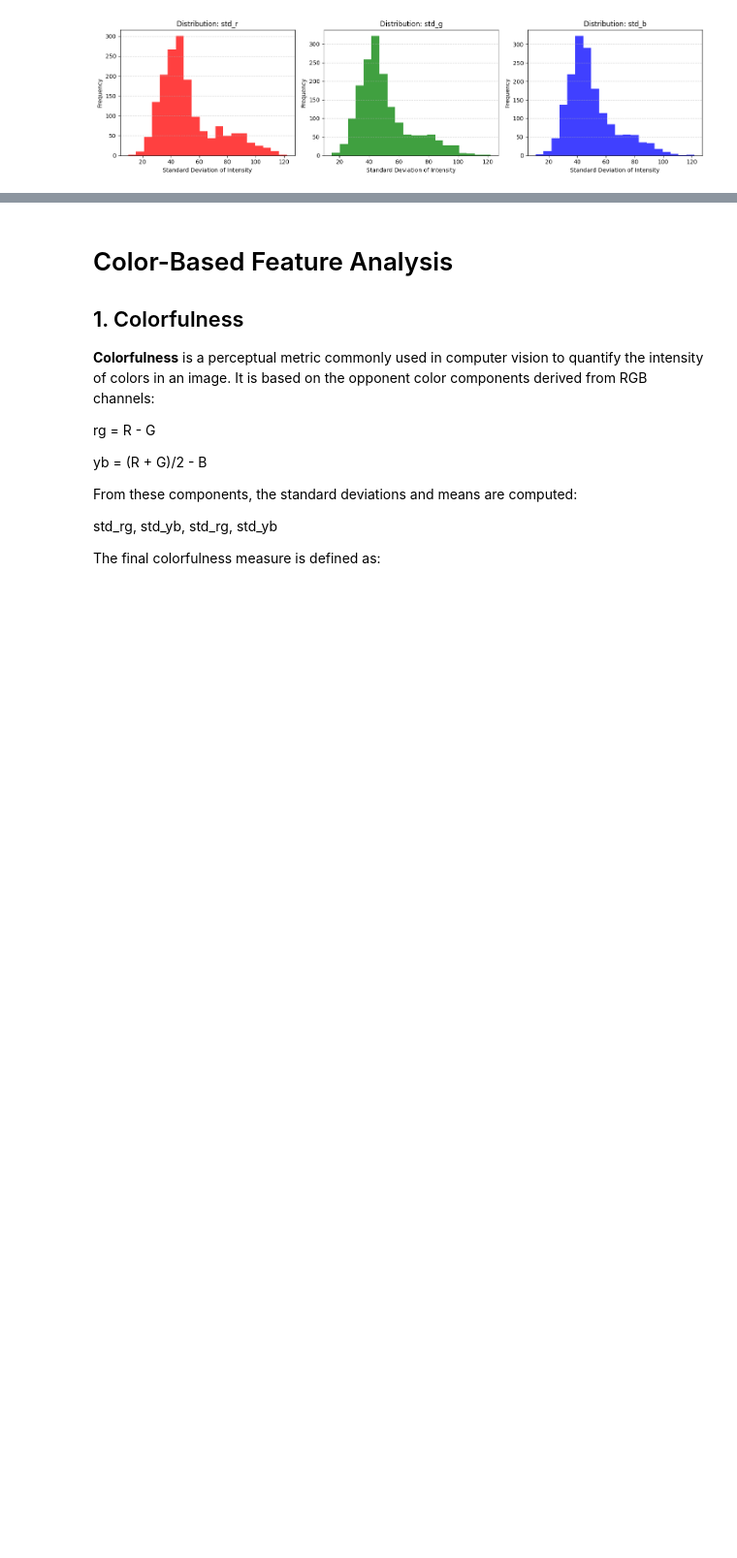
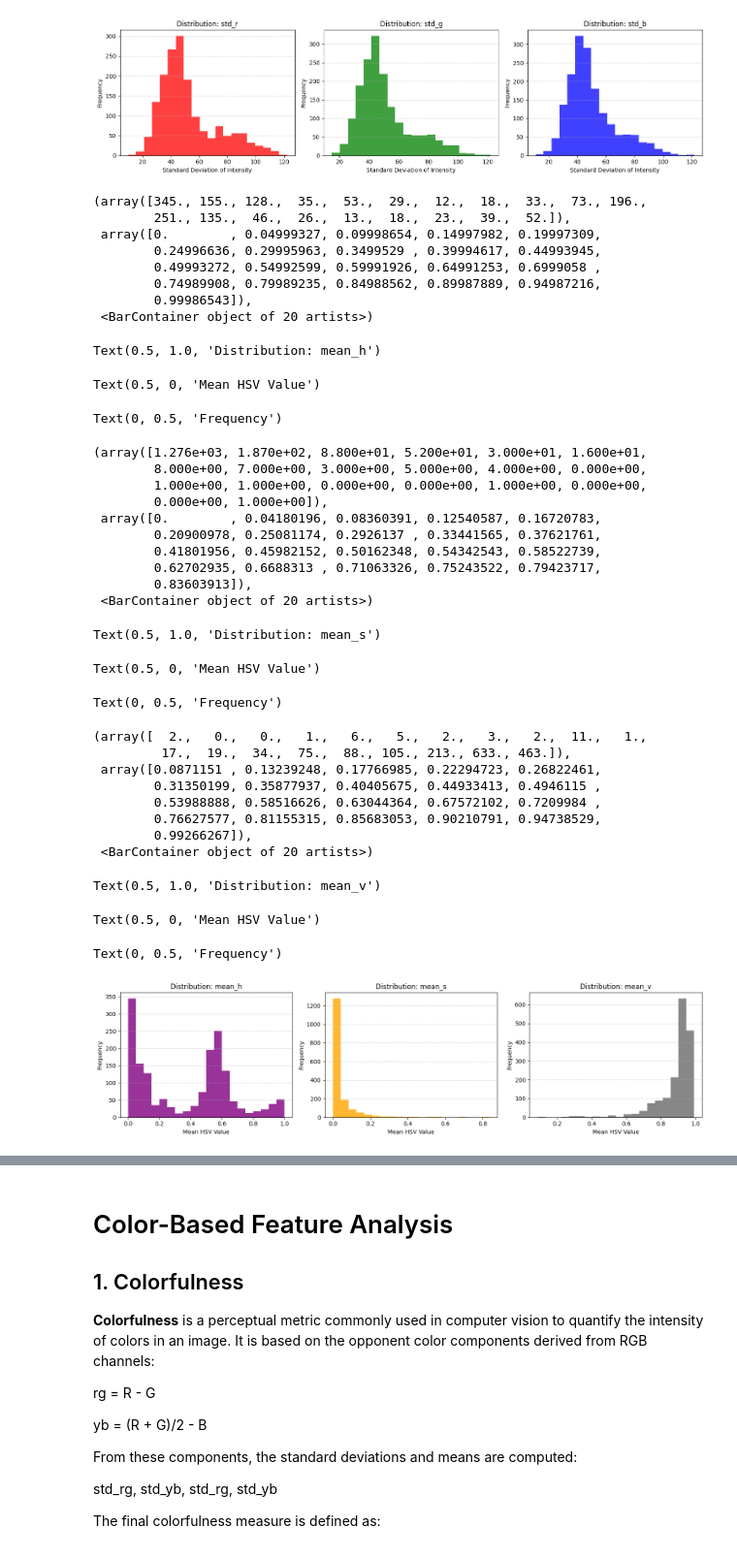
Before and after one commit to danielpiresribeiro123-code/cv_analyser_research, a Jupyter notebook: src/analysis/train_data/yolo/yolo_train_data_EDA.ipynb, the cells around one changed output, grey strips where cells are left out. Shown at 97% size. Cells and saved outputs as stored; diff of their text form; code cells hidden in the pictures; blank space fills up the shorter version.

```diff
--- a/src/analysis/train_data/yolo/yolo_train_data_EDA.ipynb
+++ b/src/analysis/train_data/yolo/yolo_train_data_EDA.ipynb
@@ -532,9 +563,9 @@ Text(0.5, 1.0, 'Colorfulness Distribution by Photo Presence')
 [figure]
 # %%
 cols = [
-    ("mean_r", "red"),
-    ("mean_g", "green"),
-    ("mean_b", "blue"),
+    ("mean_red", "red"),
+    ("mean_green", "green"),
+    ("mean_blue", "blue"),
 ]
 
 fig, axes = plt.subplots(1, 3, figsize=(15, 4))
@@ -638,3 +669,58 @@ Text(0.5, 1.0, 'Distribution: std_b')
 Text(0.5, 0, 'Standard Deviation of Intensity')
 Text(0, 0.5, 'Frequency')
 [figure]
+# %%
+cols = [
+    ("mean_hue", "purple"),   # Hue
+    ("mean_saturation", "orange"),   # Saturation
+    ("mean_value", "dimgray"),  # Value (brightness)
+]
+
+fig, axes = plt.subplots(1, 3, figsize=(15, 4))
+
+for ax, (col, color) in zip(axes, cols):
+    ax.hist(df_yolo[col], bins=20, color=color, alpha=0.8)
+    ax.set_title(f"Distribution: {col}")
+    ax.set_xlabel("Mean HSV Value")
+    ax.set_ylabel("Frequency")
+    ax.grid(axis="y", linestyle="--", alpha=0.6)
+
+plt.tight_layout()
+plt.show()
+# %% [output]
+(array([345., 155., 128.,  35.,  53.,  29.,  12.,  18.,  33.,  73., 196.,
+        251., 135.,  46.,  26.,  13.,  18.,  23.,  39.,  52.]),
+ array([0.        , 0.04999327, 0.09998654, 0.14997982, 0.19997309,
+        0.24996636, 0.29995963, 0.3499529 , 0.39994617, 0.44993945,
+        0.49993272, 0.54992599, 0.59991926, 0.64991253, 0.6999058 ,
+        0.74989908, 0.79989235, 0.84988562, 0.89987889, 0.94987216,
+        0.99986543]),
+ <BarContainer object of 20 artists>)
+Text(0.5, 1.0, 'Distribution: mean_h')
+Text(0.5, 0, 'Mean HSV Value')
+Text(0, 0.5, 'Frequency')
+(array([1.276e+03, 1.870e+02, 8.800e+01, 5.200e+01, 3.000e+01, 1.600e+01,
+        8.000e+00, 7.000e+00, 3.000e+00, 5.000e+00, 4.000e+00, 0.000e+00,
+        1.000e+00, 1.000e+00, 0.000e+00, 0.000e+00, 1.000e+00, 0.000e+00,
+        0.000e+00, 1.000e+00]),
+ array([0.        , 0.04180196, 0.08360391, 0.12540587, 0.16720783,
+        0.20900978, 0.25081174, 0.2926137 , 0.33441565, 0.37621761,
+        0.41801956, 0.45982152, 0.50162348, 0.54342543, 0.58522739,
+        0.62702935, 0.6688313 , 0.71063326, 0.75243522, 0.79423717,
+        0.83603913]),
+ <BarContainer object of 20 artists>)
+Text(0.5, 1.0, 'Distribution: mean_s')
+Text(0.5, 0, 'Mean HSV Value')
+Text(0, 0.5, 'Frequency')
+(array([  2.,   0.,   0.,   1.,   6.,   5.,   2.,   3.,   2.,  11.,   1.,
+         17.,  19.,  34.,  75.,  88., 105., 213., 633., 463.]),
+ array([0.0871151 , 0.13239248, 0.17766985, 0.22294723, 0.26822461,
+        0.31350199, 0.35877937, 0.40405675, 0.44933413, 0.4946115 ,
+        0.53988888, 0.58516626, 0.63044364, 0.67572102, 0.7209984 ,
+        0.76627577, 0.81155315, 0.85683053, 0.90210791, 0.94738529,
+        0.99266267]),
+ <BarContainer object of 20 artists>)
+Text(0.5, 1.0, 'Distribution: mean_v')
+Text(0.5, 0, 'Mean HSV Value')
+Text(0, 0.5, 'Frequency')
+[figure, added]
```
Also changed, not shown: parts of 16 cells of this notebook, 7 other files.
